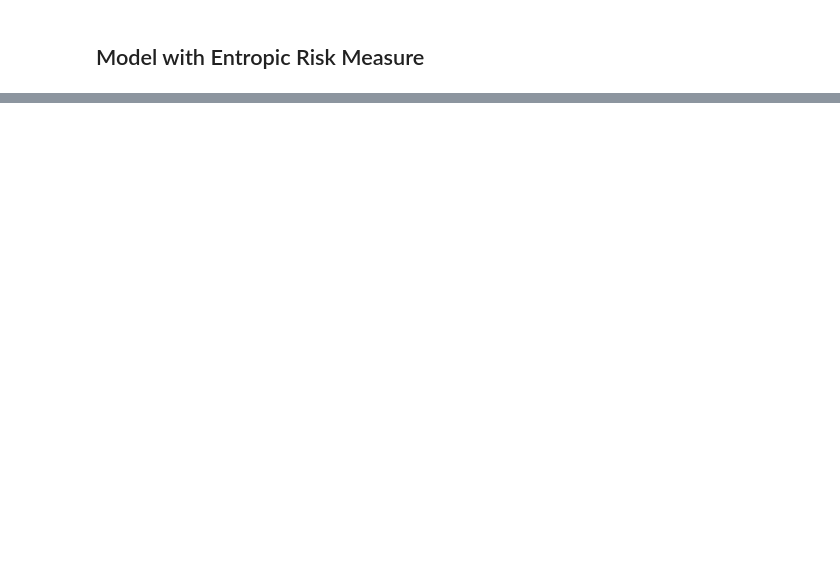
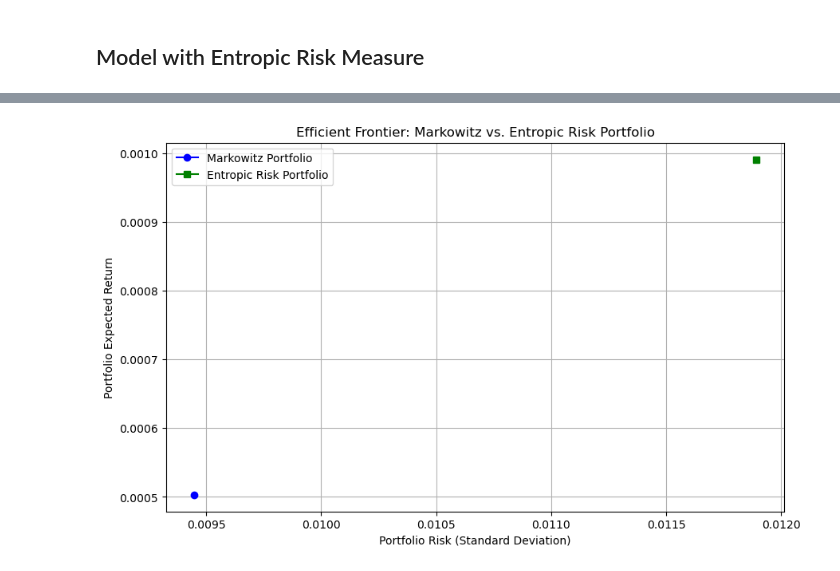
Before and after one commit to jchhong/math441-convex-opt, a Jupyter notebook: main.ipynb, the cells around one changed output, grey strips where cells are left out. Saved outputs shown, nothing was run; the diff lists cells and outputs as text; code cells hidden in the pictures; blank space fills up the shorter version.

```diff
--- a/main.ipynb
+++ b/main.ipynb
@@ -233,0 +284,21 @@ Optimal x with entropic risk: [4.92206700e-02 2.43719405e-01 3.64868564e-07 2.00
+# %%
+return_markowitz = opt_x @ portfolio.r
+risk_markowitz = np.sqrt(opt_x.T @ portfolio.sigma @ opt_x)
+
+return_entropic = opt_x_entropic @ port_entropic.r
+risk_entropic = np.sqrt(opt_x_entropic.T @ port_entropic.sigma @ opt_x_entropic)
+
+
+plt.figure(figsize=(10, 6))
+
+plt.plot(risk_markowitz, return_markowitz, 'o-', label='Markowitz Portfolio', color='blue')
+plt.plot(risk_entropic, return_entropic, 's-', label='Entropic Risk Portfolio', color='green')
+
+plt.title('Efficient Frontier: Markowitz vs. Entropic Risk Portfolio')
+plt.xlabel('Portfolio Risk (Standard Deviation)')
+plt.ylabel('Portfolio Expected Return')
+plt.legend()
+plt.grid(True)
+plt.show()
+# %% [output]
+[figure, added]
```
Also changed, not shown: parts of 6 cells of this notebook.
